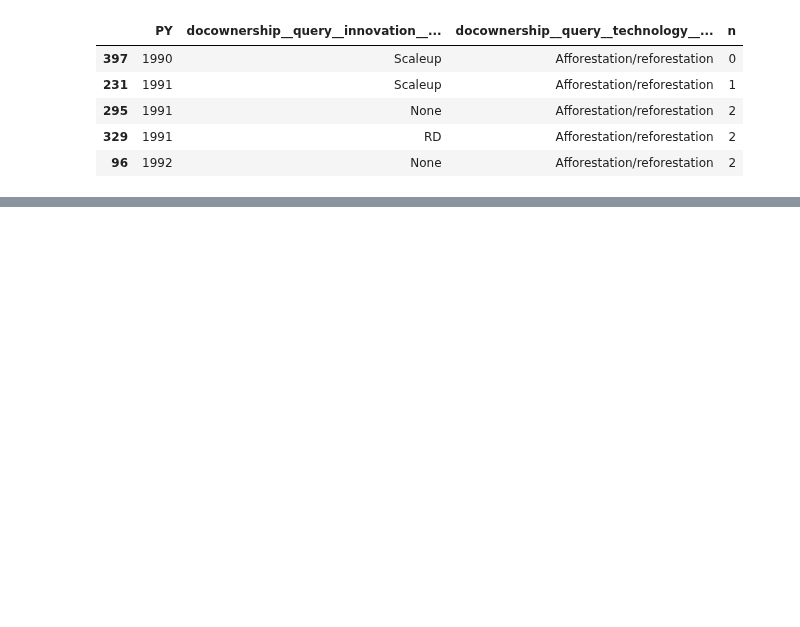
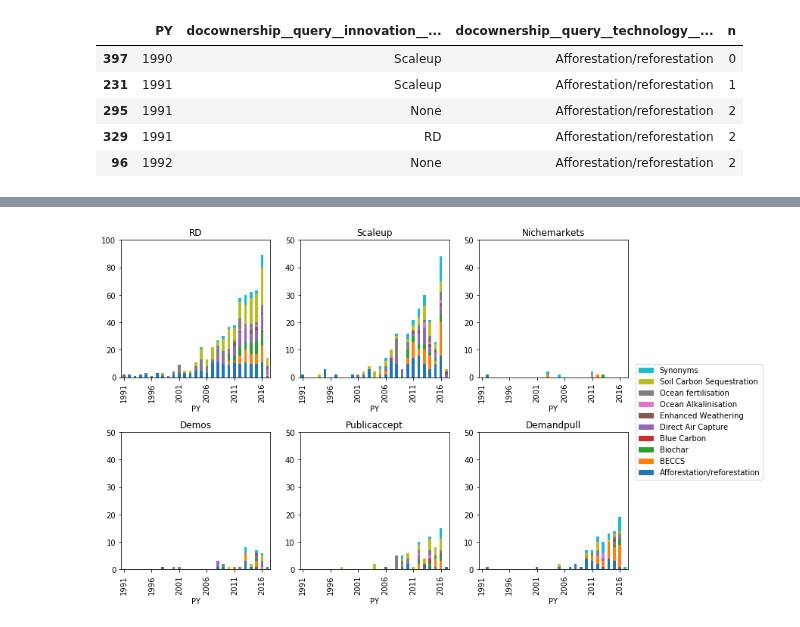
Before and after one commit to mcc-apsis/NETs-review, a Jupyter notebook: NETs graphs.ipynb, the cells around one changed output, grey strips where cells are left out. Saved outputs shown, nothing was run; the diff lists cells and outputs as text; code cells hidden in the pictures; blank space fills up the shorter version.

```diff
--- a/NETs graphs.ipynb
+++ b/NETs graphs.ipynb
@@ -343,0 +295,9 @@ for x in groupings:
+# %%
+idocs = allreldocs.filter(
+    docownership__relevant=5
+).values(
+    'docownership__query__innovation__name',
+    'UT',
+    'PY'
+)
+indocs = pd.DataFrame.from_dict(list(idocs))
@@ -343,0 +537,9 @@ for x in groupings:
+# %%
+byyear = alldocs.groupby(['PY','docownership__query__technology__name','docownership__query__innovation__name'])
+byyear = byyear.count()
+byyear = byyear.reset_index()
+byyear = byyear.fillna(0)
+byyear = byyear.rename(columns={'UT':'n'})
+
+
+byyear.head()
@@ -343,0 +591,72 @@ for x in groupings:
+# %%
+groupings = [
+    ('docownership__query__innovation__name','docownership__query__technology__name',2),
+    ('docownership__query__technology__name','docownership__query__innovation__name',4),
+]
+
+
+for x in groupings:
+
+    plt.rcParams["figure.figsize"] = [12,4*x[2]]
+
+    grouped = pt.groupby(x[0])
+
+    fig, axs = plt.subplots(nrows=x[2],ncols=3,gridspec_kw=dict(hspace=0.4))
+    targets = zip(grouped.groups.keys(), axs.flatten())
+
+    for i, (key, ax) in enumerate(targets):
+        try:
+            group = grouped.get_group(key)
+            group = group.sort_values('PY')
+
+            table = pd.pivot_table(
+                group,
+                values='n',
+                columns=[x[1]],
+                index=['PY']
+            )
+
+            table.plot.bar(ax=ax,stacked=True,legend=False,title=key)
+
+            #l = ax.legend()
+
+            if i == 0:
+                #ax.legend()
+                handles, labels = ax.get_legend_handles_labels()
+
+            ticks = ax.xaxis.get_ticklocs()
+            ticklabels = [l.get_text() for l in ax.xaxis.get_ticklabels()]
+            ax.xaxis.set_ticks(ticks[::n])
+            ax.xaxis.set_ticklabels(ticklabels[::n])
+
+            if key=="RD":
+                m = 100
+            else:
+                m = 50
+
+            ax.set_ylim(0,m)
+
+
+        except:
+            print(key)
+            print(group)
+            pass
+
+    #plt.legend()
+    #ax = fig.add_axes([0.1, 0.1, 0.6, 0.75])
+    #fig.subplots_adjust(right=0.65)
+    if x[2]==4:
+        lpos = (1.1,0.75)
+        axs[-1,-1].axis('off')
+        axs[-1,-2].axis('off')
+    else:
+        lpos = (1.05,1.5)
+    ax.legend(reversed(handles), reversed(labels),bbox_to_anchor=lpos, loc=2, borderaxespad=.0,)
+    if x[2]==4:
+        f = 3
+    else:
+        f = 2
+    plt.savefig('plots/1_1_{}_2.png'.format(f),bbox_inches='tight')
+    plt.show()
+# %% [output]
+[figure, added]
```
Also changed, not shown: parts of 22 cells of this notebook, 6 other files.
